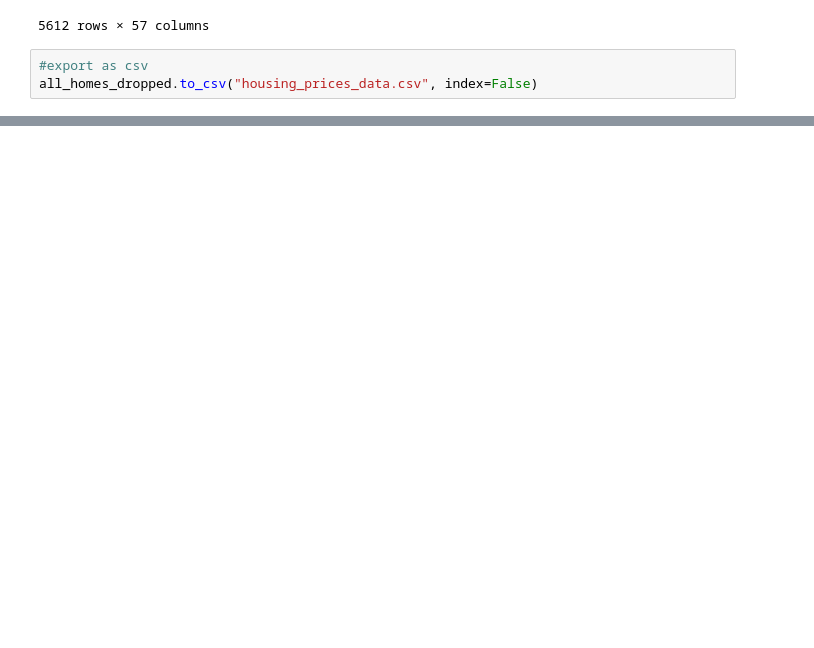
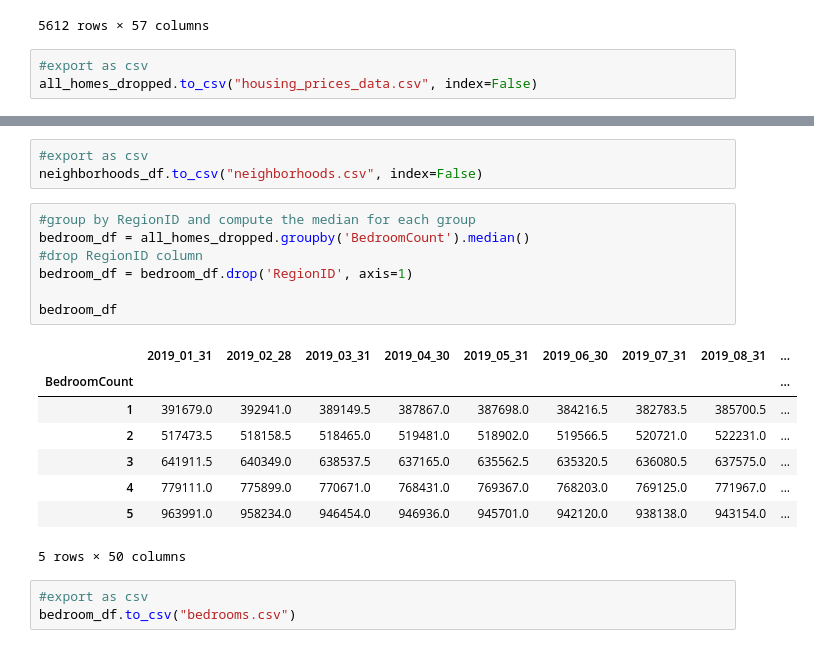
Before and after one commit to Ray54111/Housing-Prices-Machine-Learning-Project, a Jupyter notebook: data_cleanup.ipynb, the cells around one changed output, grey strips where cells are left out. Drawn from its saved outputs; the diff is of its cells as text; blank space fills up the shorter version.

```diff
--- a/data_cleanup.ipynb
+++ b/data_cleanup.ipynb
@@ -191,0 +240,22 @@ all_homes_dropped.to_csv("housing_prices_data.csv", index=False)
+# %%
+#export as csv
+neighborhoods_df.to_csv("neighborhoods.csv", index=False)
+# %%
+#group by RegionID and compute the median for each group
+bedroom_df = all_homes_dropped.groupby('BedroomCount').median()
+#drop RegionID column
+bedroom_df = bedroom_df.drop('RegionID', axis=1)
+
+bedroom_df
+# %% [output]
+|  | 2019_01_31 | 2019_02_28 | 2019_03_31 | 2019_04_30 | 2019_05_31 | 2019_06_30 | 2019_07_31 | 2019_08_31 | ... |
+| BedroomCount |  |  |  |  |  |  |  |  | ... |
+| 1 | 391679.0 | 392941.0 | 389149.5 | 387867.0 | 387698.0 | 384216.5 | 382783.5 | 385700.5 | ... |
+| 2 | 517473.5 | 518158.5 | 518465.0 | 519481.0 | 518902.0 | 519566.5 | 520721.0 | 522231.0 | ... |
+| 3 | 641911.5 | 640349.0 | 638537.5 | 637165.0 | 635562.5 | 635320.5 | 636080.5 | 637575.0 | ... |
+| 4 | 779111.0 | 775899.0 | 770671.0 | 768431.0 | 769367.0 | 768203.0 | 769125.0 | 771967.0 | ... |
+| 5 | 963991.0 | 958234.0 | 946454.0 | 946936.0 | 945701.0 | 942120.0 | 938138.0 | 943154.0 | ... |
+5 rows × 50 columns
+# %%
+#export as csv
+bedroom_df.to_csv("bedrooms.csv")
```
Also changed, not shown: parts of 8 cells of this notebook, 4 other files.
